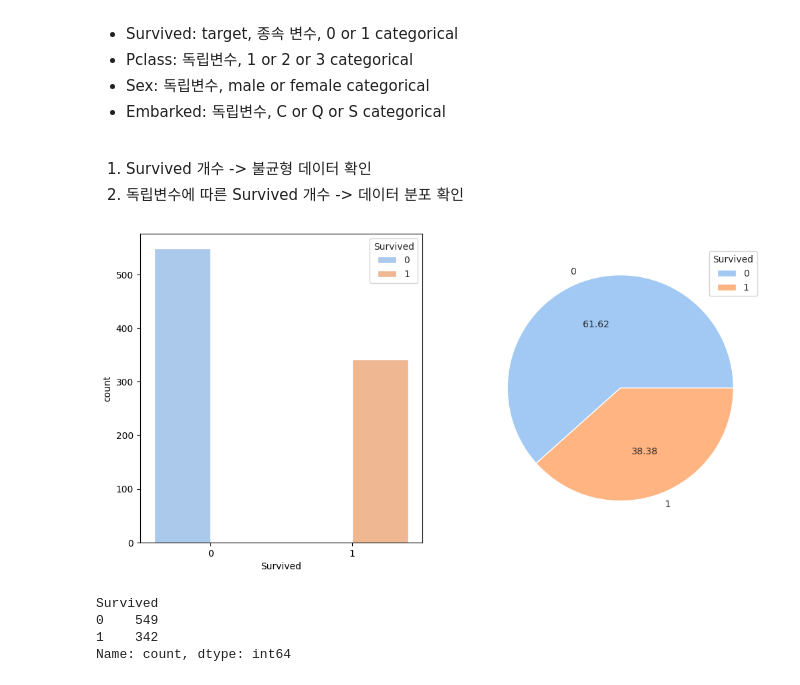
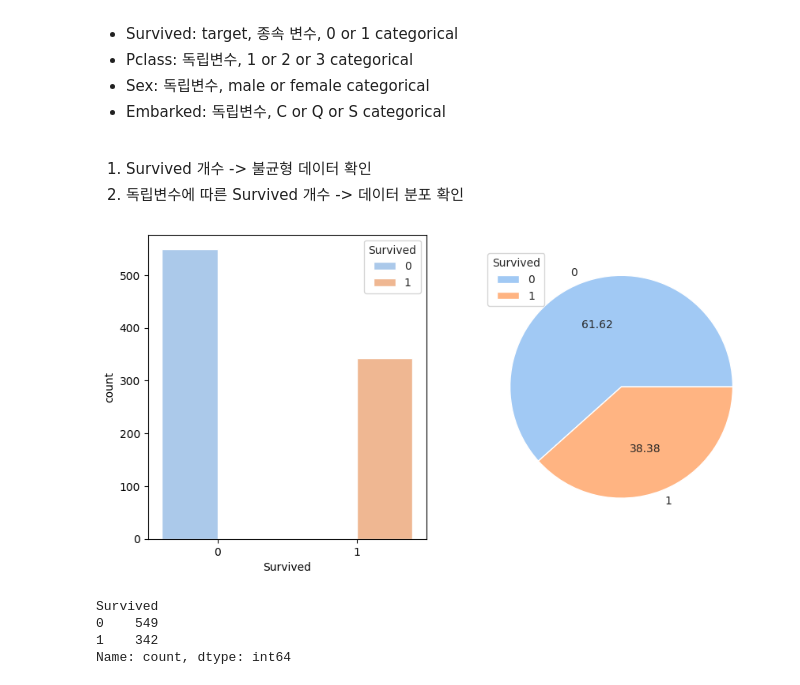
Before and after one commit to MKBD0102/Study, a Jupyter notebook: TitanicPractice_M.ipynb, the cells around one changed output. Cells and saved outputs as stored; diff of their text form; code cells hidden in the pictures.

```diff
--- a/TitanicPractice_M.ipynb
+++ b/TitanicPractice_M.ipynb
@@ -188,22 +188,22 @@ test_df.describe()
 1. Survived 개수 -> 불균형 데이터 확인
 2. 독립변수에 따른 Survived 개수 -> 데이터 분포 확인
 # %%
-plt.figure(figsize=(12,6))
+plt.figure(figsize=(10,5))
 colors = sns.color_palette('pastel')
 
 plt.subplot(1,2,1)
 sns.set_style('whitegrid')
 sns.countplot(train_df,x='Survived', hue = 'Survived', palette = colors)
 
 plt.subplot(1,2,2)
 plt.pie(train_df['Survived'].value_counts().values, labels = [0, 1], colors = colors, autopct = '%.2f' )
 plt.legend(title='Survived')
 
 plt.show()
 
 print(train_df['Survived'].value_counts())
 # %% [output]
-[figure, old version]
+[figure, new version]
 Survived
 0    549
 1    342
```
Also changed, not shown: parts of 5 cells of this notebook.
